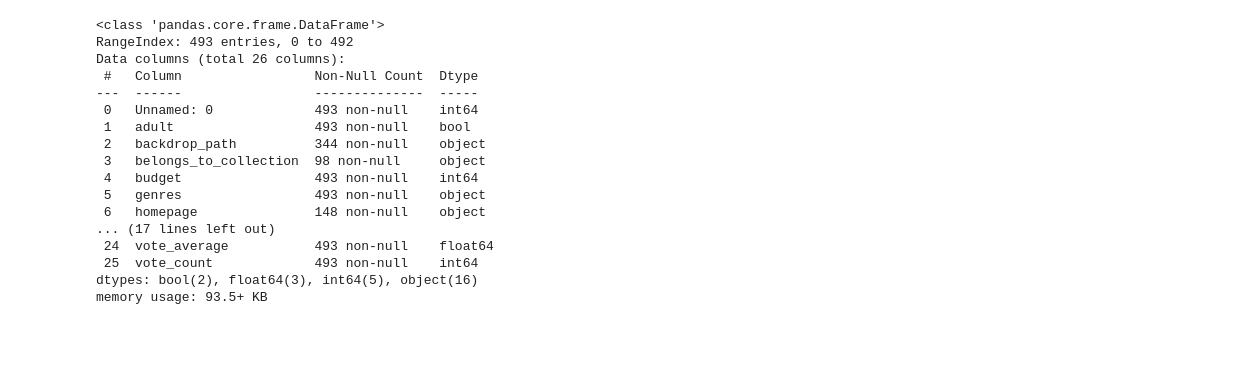
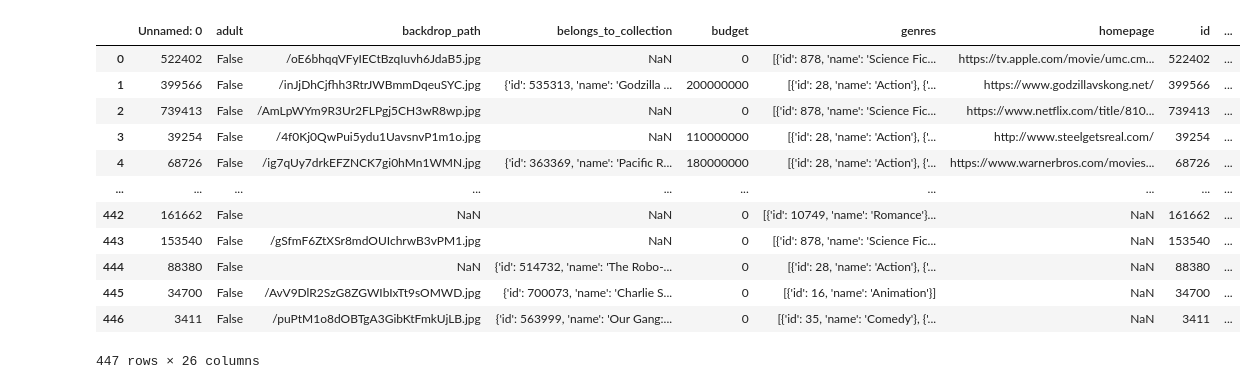
Before and after one commit to mziru/keyword-data-explorer, a Jupyter notebook: LDA modeling.ipynb, the cells around one changed output. Saved outputs shown, nothing was run; the diff lists cells and outputs as text; code cells hidden in the pictures; blank space fills up the shorter version.

```diff
--- a/LDA modeling.ipynb
+++ b/LDA modeling.ipynb
@@ -1,24 +1,23 @@
-# %%
-import pandas as pd
-
-robot_data = pd.read_csv('robot_dataset.csv')
-robot_data.info()
-# %% [output]
-<class 'pandas.core.frame.DataFrame'>
-RangeIndex: 493 entries, 0 to 492
-Data columns (total 26 columns):
- #   Column                 Non-Null Count  Dtype
----  ------                 --------------  -----
- 0   Unnamed: 0             493 non-null    int64
- 1   adult                  493 non-null    bool
- 2   backdrop_path          344 non-null    object
- 3   belongs_to_collection  98 non-null     object
- 4   budget                 493 non-null    int64
- 5   genres                 493 non-null    object
- 6   homepage               148 non-null    object
-... (17 lines left out)
- 24  vote_average           493 non-null    float64
- 25  vote_count             493 non-null    int64
-dtypes: bool(2), float64(3), int64(5), object(16)
-memory usage: 93.5+ KB
+# %%
+import matplotlib.pyplot as plt
+import pandas as pd
+
+robot_data = pd.read_csv('robot_dataset.csv')
+robot_data = robot_data.dropna(subset=['poster_path']).reset_index(drop=True)
+robot_data['poster_path'] = robot_data['poster_path'].apply(lambda x: 'https://image.tmdb.org/t/p/w200{}'.format(x))
+robot_data
+# %% [output]
+|  | Unnamed: 0 | adult | backdrop_path | belongs_to_collection | budget | genres | homepage | id | ... |
+| 0 | 522402 | False | /oE6bhqqVFyIECtBzqIuvh6JdaB5.jpg | NaN | 0 | [{'id': 878, 'name': 'Science Fic... | https://tv.apple.com/movie/umc.cm... | 522402 | ... |
+| 1 | 399566 | False | /inJjDhCjfhh3RtrJWBmmDqeuSYC.jpg | {'id': 535313, 'name': 'Godzilla ... | 200000000 | [{'id': 28, 'name': 'Action'}, {'... | https://www.godzillavskong.net/ | 399566 | ... |
+| 2 | 739413 | False | /AmLpWYm9R3Ur2FLPgj5CH3wR8wp.jpg | NaN | 0 | [{'id': 878, 'name': 'Science Fic... | https://www.netflix.com/title/810... | 739413 | ... |
+| 3 | 39254 | False | /4f0Kj0QwPui5ydu1UavsnvP1m1o.jpg | NaN | 110000000 | [{'id': 28, 'name': 'Action'}, {'... | http://www.steelgetsreal.com/ | 39254 | ... |
+| 4 | 68726 | False | /ig7qUy7drkEFZNCK7gi0hMn1WMN.jpg | {'id': 363369, 'name': 'Pacific R... | 180000000 | [{'id': 28, 'name': 'Action'}, {'... | https://www.warnerbros.com/movies... | 68726 | ... |
+| ... | ... | ... | ... | ... | ... | ... | ... | ... | ... |
+| 442 | 161662 | False | NaN | NaN | 0 | [{'id': 10749, 'name': 'Romance'}... | NaN | 161662 | ... |
+| 443 | 153540 | False | /gSfmF6ZtXSr8mdOUIchrwB3vPM1.jpg | NaN | 0 | [{'id': 878, 'name': 'Science Fic... | NaN | 153540 | ... |
+| 444 | 88380 | False | NaN | {'id': 514732, 'name': 'The Robo-... | 0 | [{'id': 28, 'name': 'Action'}, {'... | NaN | 88380 | ... |
+| 445 | 34700 | False | /AvV9DlR2SzG8ZGWIbIxTt9sOMWD.jpg | {'id': 700073, 'name': 'Charlie S... | 0 | [{'id': 16, 'name': 'Animation'}] | NaN | 34700 | ... |
+| 446 | 3411 | False | /puPtM1o8dOBTgA3GibKtFmkUjLB.jpg | {'id': 563999, 'name': 'Our Gang:... | 0 | [{'id': 35, 'name': 'Comedy'}, {'... | NaN | 3411 | ... |
+447 rows × 26 columns
 # %%
```
Also changed, not shown: parts of 12 cells of this notebook, 1 other file.
